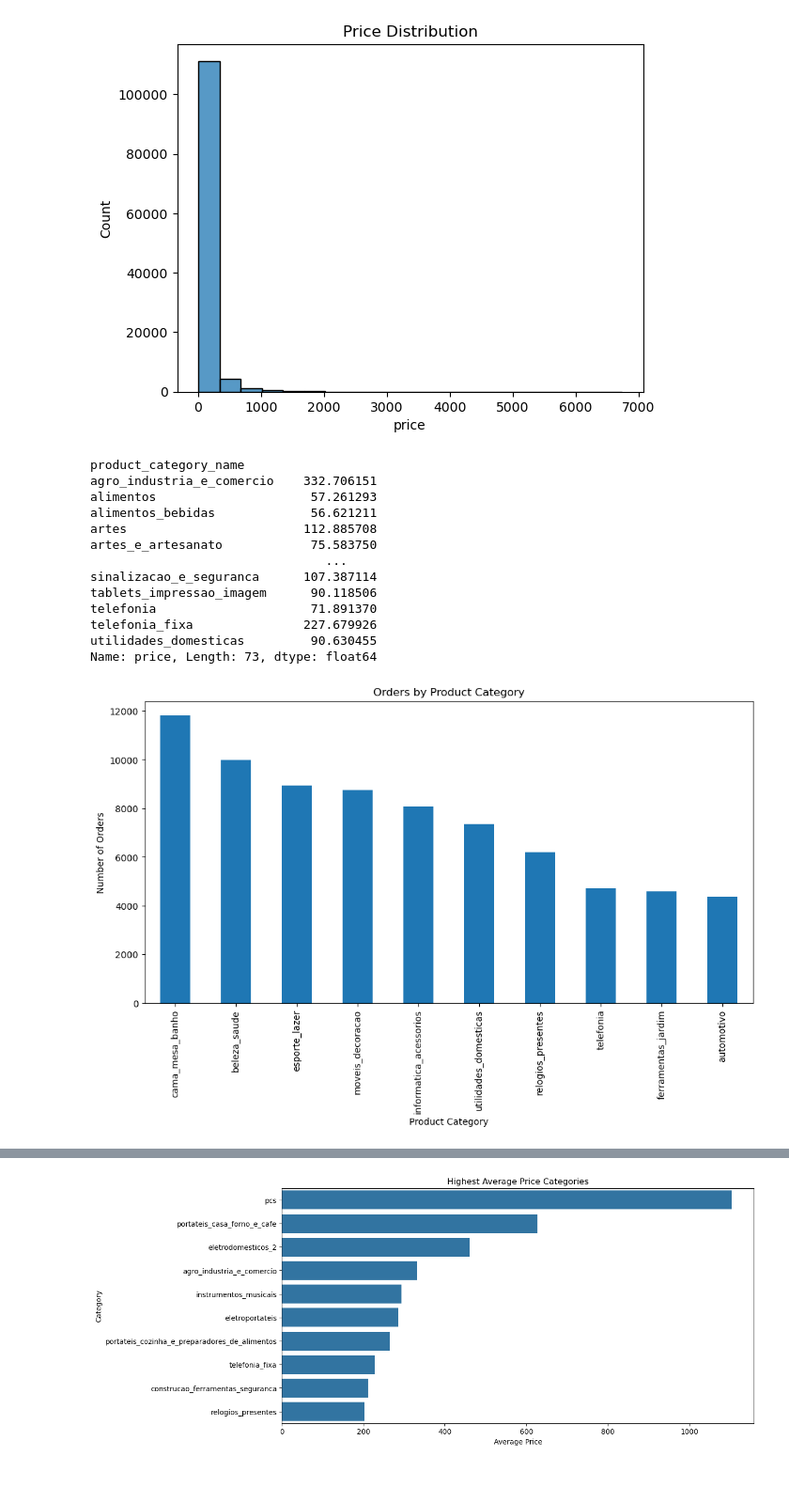
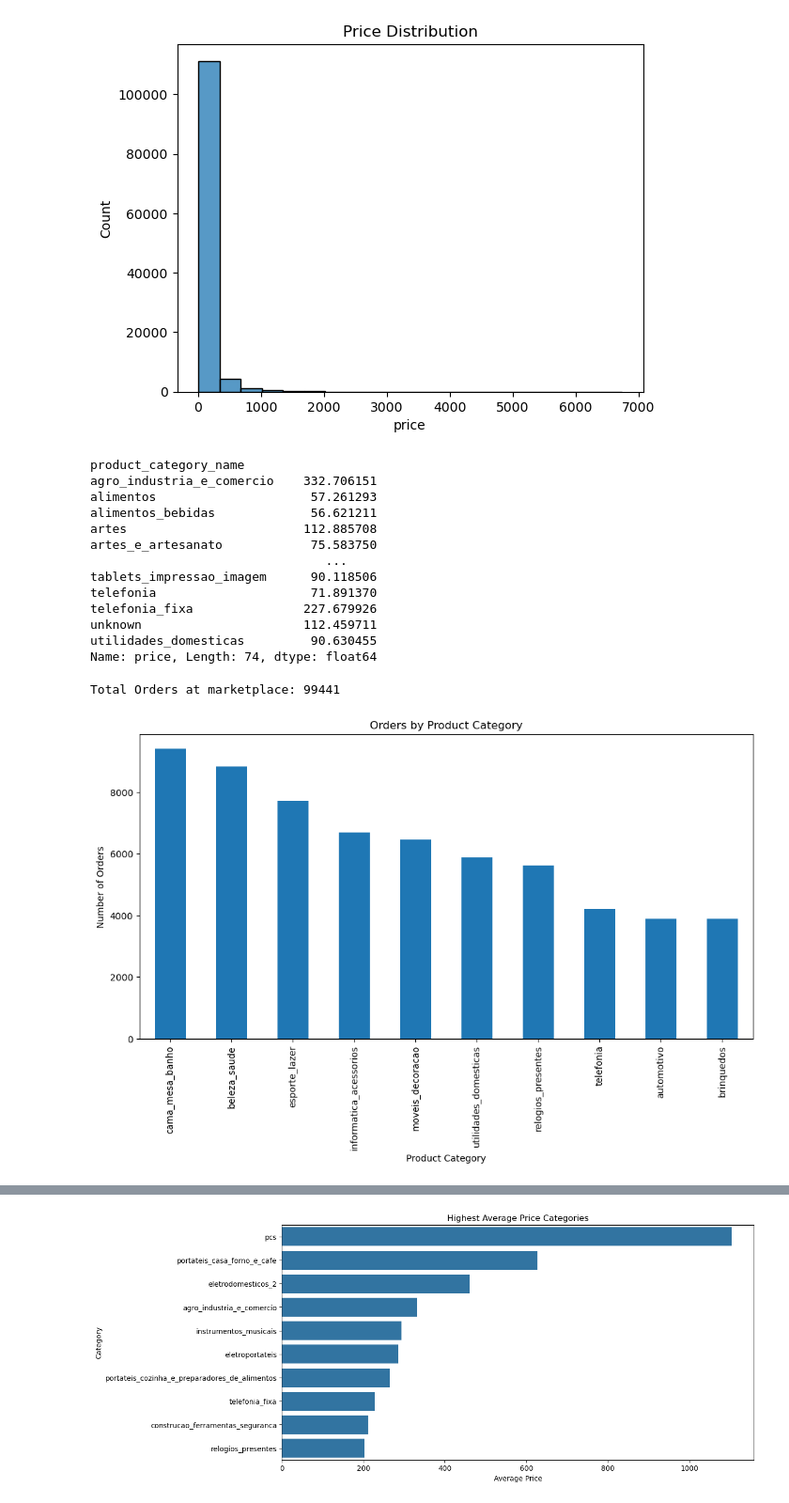
Before and after one commit to sabinamagar7-maker/ecommerce-pricing-customer-analysis, a Jupyter notebook: Notebook/_02_Data_Analysis.ipynb, the cells around one changed output, grey strips where cells are left out. Shown at 94% size. Cells and saved outputs as stored; diff of their text form; code cells hidden in the pictures; blank space fills up the shorter version.

```diff
--- a/Notebook/_02_Data_Analysis.ipynb
+++ b/Notebook/_02_Data_Analysis.ipynb
@@ -141,7 +141,7 @@ plt.show()
 [figure]
 # %%
 # Price vs Sales Volume
-display(df.groupby('product_category_name')['price'].mean())
+df.groupby('product_category_name')['price'].mean()
 # %% [output]
 product_category_name
 agro_industria_e_comercio    332.706151
@@ -150,26 +150,30 @@ alimentos_bebidas             56.621211
 artes                        112.885708
 artes_e_artesanato            75.583750
                                 ...
-sinalizacao_e_seguranca      107.387114
 tablets_impressao_imagem      90.118506
 telefonia                     71.891370
 telefonia_fixa               227.679926
+unknown                      112.459711
 utilidades_domesticas         90.630455
-Name: price, Length: 73, dtype: float64
+Name: price, Length: 74, dtype: float64
 # %%
+#calculate total orders
+total_orders = df['order_id'].nunique()
+print("Total Orders at marketplace:", total_orders)
 #Top 10 products
 category_counts = (
     df.groupby('product_category_name')['order_id']
-      .count()
+      .nunique()
       .sort_values(ascending=False)
 ).head(10)
 
 plt.figure(figsize=(12,6))
 category_counts.plot(kind='bar')
 plt.title('Orders by Product Category')
 plt.xlabel('Product Category')
 plt.ylabel('Number of Orders')
 plt.xticks(rotation=90)
 plt.show()
 # %% [output]
+Total Orders at marketplace: 99441
-[figure, old version]
+[figure, new version]
```
Also changed, not shown: parts of 18 cells of this notebook.
